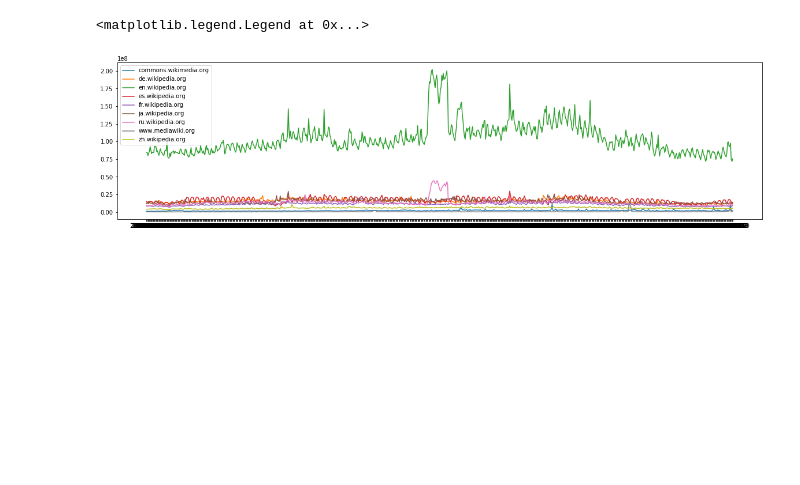
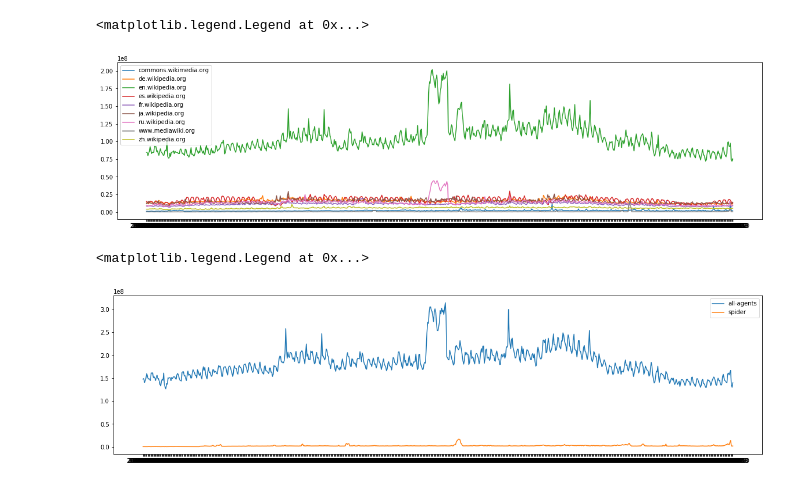
Before and after one commit to YichengPu/web_traffic, a Jupyter notebook: data_clean/explor.ipynb, the cells around one changed output. Saved outputs shown, nothing was run; the diff lists cells and outputs as text; code cells hidden in the pictures; blank space fills up the shorter version.

```diff
--- a/data_clean/explor.ipynb
+++ b/data_clean/explor.ipynb
@@ -126,10 +86,22 @@ gpb_lang
 # %%
+gpb_lang=traffic.groupby(['langs']).sum()
 plt.figure(figsize=(20,5))
 for i in range(len(gpb_lang)):
     language=gpb_lang.index[i]
-    traffic=gpb_lang.iloc[i,:]
-    plt.plot(traffic,label=language)
+    data=gpb_lang.iloc[i,:]
+    plt.plot(data,label=language)
 plt.legend()
 # %% [output]
 <matplotlib.legend.Legend at 0x...>
 [figure]
+# %%
+gpb_lang=traffic.groupby(['vtype']).sum()
+plt.figure(figsize=(20,5))
+for i in range(len(gpb_lang)):
+    language=gpb_lang.index[i]
+    data=gpb_lang.iloc[i,:]
+    plt.plot(data,label=language)
+plt.legend()
+# %% [output]
+<matplotlib.legend.Legend at 0x...>
+[figure, added]
```
Also changed, not shown: parts of 11 cells of this notebook.
